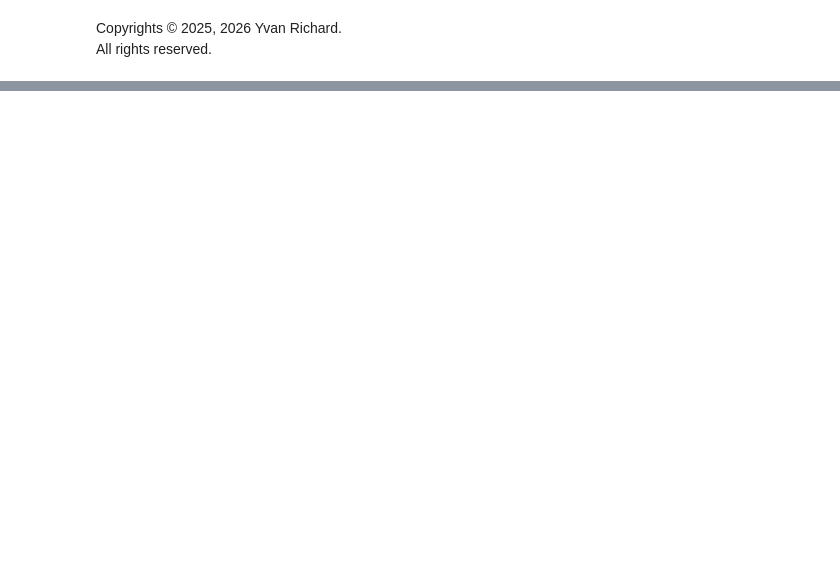
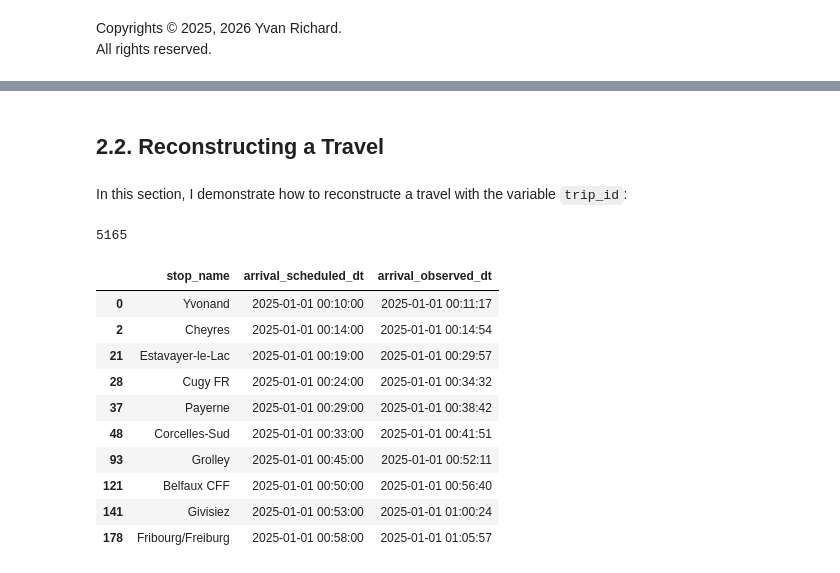
Before and after one commit to YVYX04/Swiss_Train_ML, a Jupyter notebook: notebooks/data/test_IstData.ipynb, the cells around one changed output, grey strips where cells are left out. Saved outputs shown, nothing was run; the diff lists cells and outputs as text; code cells hidden in the pictures; blank space fills up the shorter version.

```diff
--- a/notebooks/data/test_IstData.ipynb
+++ b/notebooks/data/test_IstData.ipynb
@@ -90,0 +94,29 @@ df_2.groupby("vehicle_type")["arrival_delay_minutes"].describe()
+# %% [markdown]
+## 2.2. Reconstructing a Travel
+# %% [markdown]
+In this section, I demonstrate how to reconstructe a travel with the variable `trip_id`:
+# %%
+len(df_1['trip_id'].unique())
+# %% [output]
+5165
+# %%
+# select a unique trip_id
+trip_id = df_1['trip_id'].iloc[0]
+
+# filter dataframe for that trip_id and sort by scheduled_arrival_time
+journey_1 = df_1[df_1['trip_id'] == trip_id].sort_values(by=['arrival_scheduled_dt'])
+
+# print the first few stops for that trip_id
+journey_1[['stop_name', 'arrival_scheduled_dt', 'arrival_observed_dt']].head(15)
+# %% [output]
+|  | stop_name | arrival_scheduled_dt | arrival_observed_dt |
+| 0 | Yvonand | 2025-01-01 00:10:00 | 2025-01-01 00:11:17 |
+| 2 | Cheyres | 2025-01-01 00:14:00 | 2025-01-01 00:14:54 |
+| 21 | Estavayer-le-Lac | 2025-01-01 00:19:00 | 2025-01-01 00:29:57 |
+| 28 | Cugy FR | 2025-01-01 00:24:00 | 2025-01-01 00:34:32 |
+| 37 | Payerne | 2025-01-01 00:29:00 | 2025-01-01 00:38:42 |
+| 48 | Corcelles-Sud | 2025-01-01 00:33:00 | 2025-01-01 00:41:51 |
+| 93 | Grolley | 2025-01-01 00:45:00 | 2025-01-01 00:52:11 |
+| 121 | Belfaux CFF | 2025-01-01 00:50:00 | 2025-01-01 00:56:40 |
+| 141 | Givisiez | 2025-01-01 00:53:00 | 2025-01-01 01:00:24 |
+| 178 | Fribourg/Freiburg | 2025-01-01 00:58:00 | 2025-01-01 01:05:57 |
```
Also changed, not shown: parts of 36 cells of this notebook.
